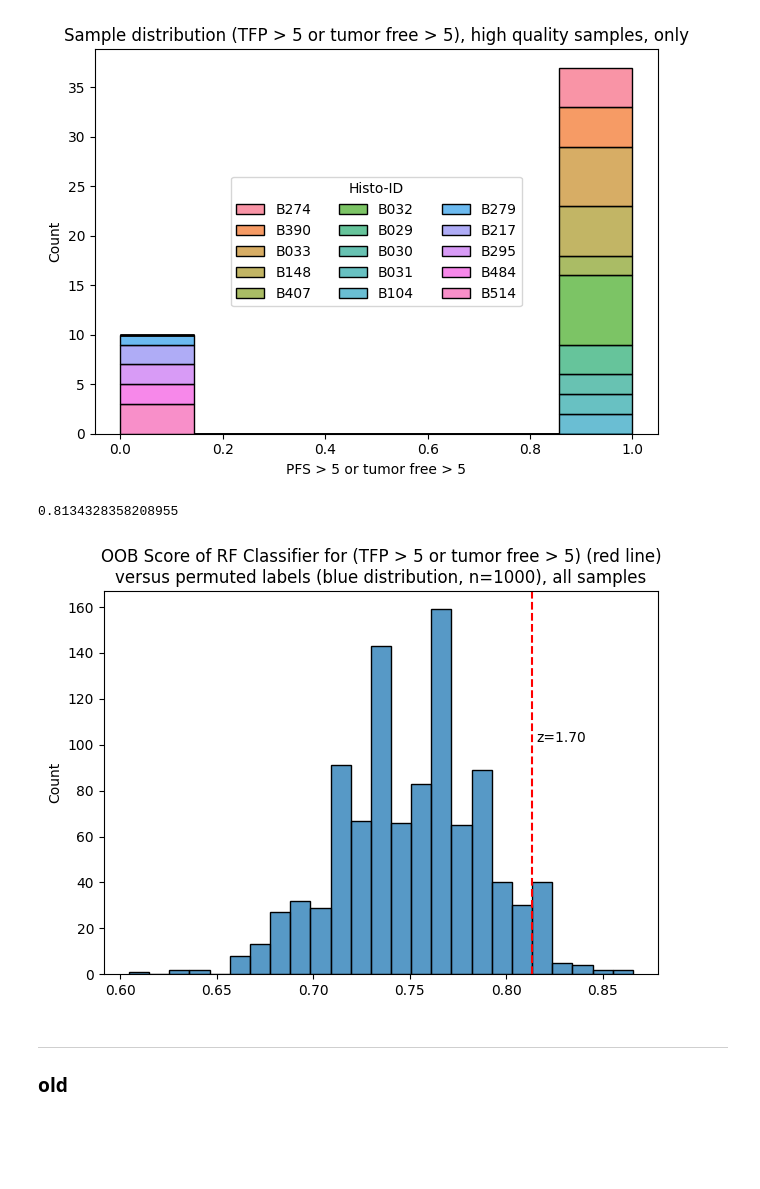
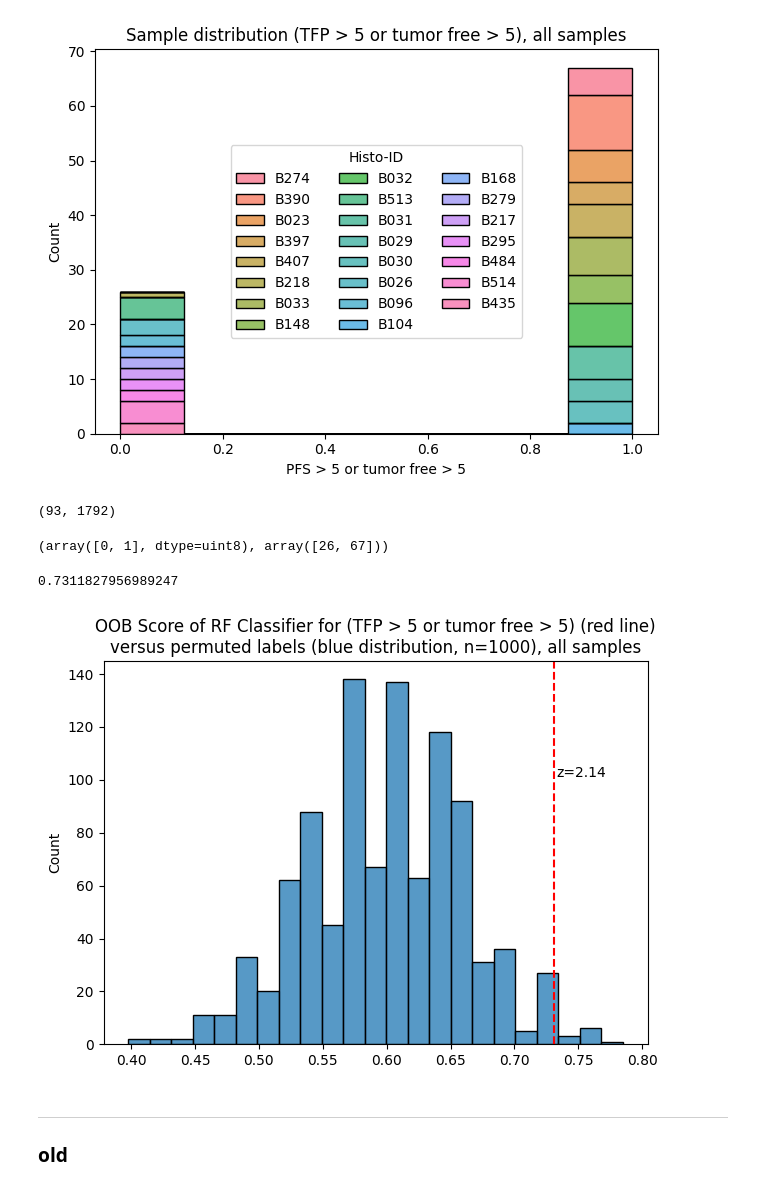
Before and after one commit to bionetslab/xml_melc_melanoma, a Jupyter notebook: notebooks/feature_embedding.ipynb, the cells around one changed output. Saved outputs shown, nothing was run; the diff lists cells and outputs as text; code cells hidden in the pictures; blank space fills up the shorter version.

```diff
--- a/notebooks/feature_embedding.ipynb
+++ b/notebooks/feature_embedding.ipynb
@@ -31,10 +31,13 @@ To enable the following instructions: AVX2 AVX512F AVX512_VNNI FMA, in other ope
 %load_ext autoreload
 %autoreload 2
 # %%
-# get data csv
-high_quality_only = True
+high_quality_only = False
+balance = False
 data = get_data_csv(high_quality_only=high_quality_only)
 data = data[data["Group"] == "Melanoma"]
 data["Coarse tumor stage"] = data["Float tumor stage"] > 0.5
+#val = ['B030', 'B407', 'B515', 'B279', 'B295', 'B487', 'B503']
+#data["split"] = "train"
+#data.loc[data["Histo-ID"].isin(val), "split"] = "val"
 data = data.reset_index().drop("index", axis=1)
 # %%
@@ -48,7 +50,6 @@ def get_group(histo_id):
         return np.nan
     return pfs >= 5
 # %%
-# manual adjustments according to comments in table
 data.reset_index(inplace=True)
 data["new_label"] = data["Histo-ID"].apply(lambda x: get_group(x))
 data.set_index("Histo-ID", inplace=True)  # Set the index in place
@@ -61,22 +62,23 @@ data.loc["B340", "new_label"] = np.nan
 data.loc["B345", "new_label"] = np.nan
 data = data.dropna(subset=["new_label"], axis=0)
 data["new_label"] = data["new_label"].astype(np.uint8)
-data = balance(data, split_by="Group", variable="new_label")
+if balance:
+    data = balance(data, split_by="Group", variable="new_label")
 data.reset_index(inplace=True)
 # %%
 f, ax = plt.subplots(1)
 sns.histplot(data, hue="Histo-ID", x="new_label", multiple="stack", ax=ax)
 sns.move_legend(ncols=3, obj=ax, loc="center")
 plt.xlabel("PFS > 5 or tumor free > 5")
 
 if high_quality_only:
-    plt.title("Sample distribution (TFP > 5 or tumor free > 5), high quality samples, only")
+    plt.title("Sample distribution (TFP > 5 or tumor free > 5), high quality samples only")
     plt.tight_layout()
     plt.savefig("sample_distri_high_quality_samples.pdf", bbox_inches="tight")
 else:
     plt.title("Sample distribution (TFP > 5 or tumor free > 5), all samples")
     plt.tight_layout()
     plt.savefig("sample_distri_all.pdf", bbox_inches="tight")
 # %% [output]
-[figure, old version]
+[figure, new version]
 # %%
@@ -106,16 +107,17 @@ while True:
     except StopIteration:
         break
 conc = np.concatenate(features)
+# %%
+conc.shape
+# %% [output]
+(93, 1792)
+# %%
+print(np.unique(data["new_label"].to_numpy(), return_counts=True))
+# %% [output]
+(array([0, 1], dtype=uint8), array([26, 67]))
 # %%
 def get_oob(X, y):
     clf = RandomForestClassifier(max_depth=2, random_state=0, oob_score=True)
     clf.fit(X, y)
     return clf.oob_score_
-# %%
-y = data["new_label"].to_numpy().astype(int)
-X = conc
-actual_score = get_oob(X, y)
-print(actual_score)
-# %% [output]
-0.8134328358208955
 # %%
@@ -130,6 +131,13 @@ for i in tqdm(range(1000)):
     map = {histo_ids[i]: mapping[i] for i in range(len(histo_ids))}
     y = data["Histo-ID"].apply(lambda x: map[x])
     oobs.append(get_oob(X, y))
+# %%
+y = data["new_label"].to_numpy().astype(int)
+X = conc
+actual_score = get_oob(X, y)
+print(actual_score)
+# %% [output]
+0.7311827956989247
 # %%
 z = (actual_score - np.mean(oobs)) / np.std(oobs)
 # %%
@@ -137,15 +145,15 @@ sns.histplot(oobs)
 plt.axvline(x=actual_score, color='r', linestyle='--')
 plt.text(actual_score + 0.002, 100, f"z={z:.2f}", rotation=0, verticalalignment='bottom')
 if high_quality_only:
-    plt.title("OOB Score of RF Classifier for (TFP > 5 or tumor free > 5) (red line)\nversus permuted labels (blue distribution, n=1000), high quality samples, only")
+    plt.title("OOB Score of RF Classifier for (TFP > 5 or tumor free > 5) (red line)\nversus permuted labels (blue distribution, n=1000), high quality samples only")
     plt.tight_layout()
-    plt.savefig("oob_z_high_quality.pdf", bbox_inches="tight")
+    plt.savefig("oob_z_high_quality_samples_unbalanced.pdf", bbox_inches="tight")
 else:
     plt.title("OOB Score of RF Classifier for (TFP > 5 or tumor free > 5) (red line)\nversus permuted labels (blue distribution, n=1000), all samples")
     plt.tight_layout()
-    plt.savefig("oob_z_all.pdf", bbox_inches="tight")
+    plt.savefig("oob_z_all_unbalanced.pdf", bbox_inches="tight")
 # %% [output]
-[figure, old version]
+[figure, new version]
 # %% [markdown]
 ____________________________________
 ### old
```
Also changed, not shown: parts of 6 cells of this notebook.
